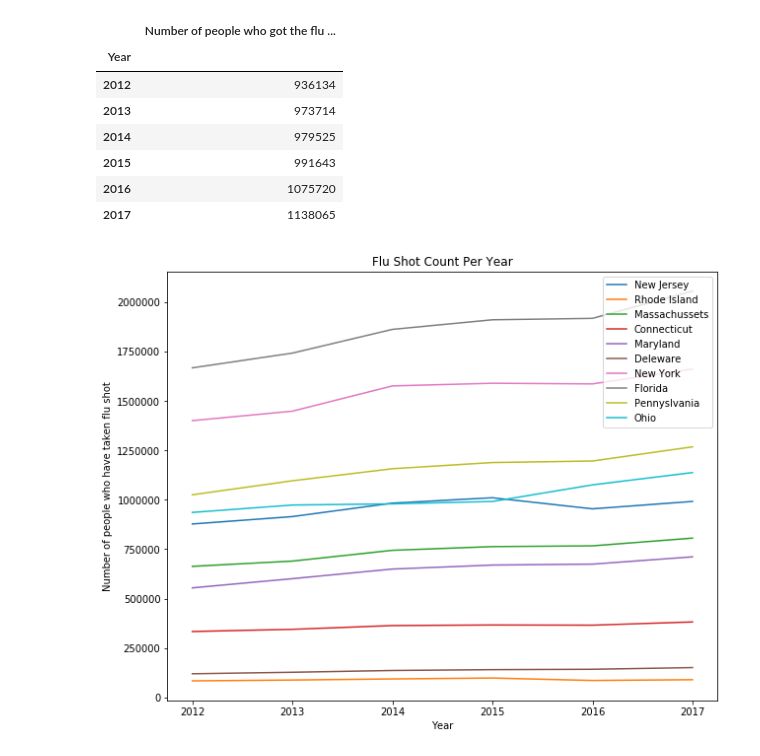
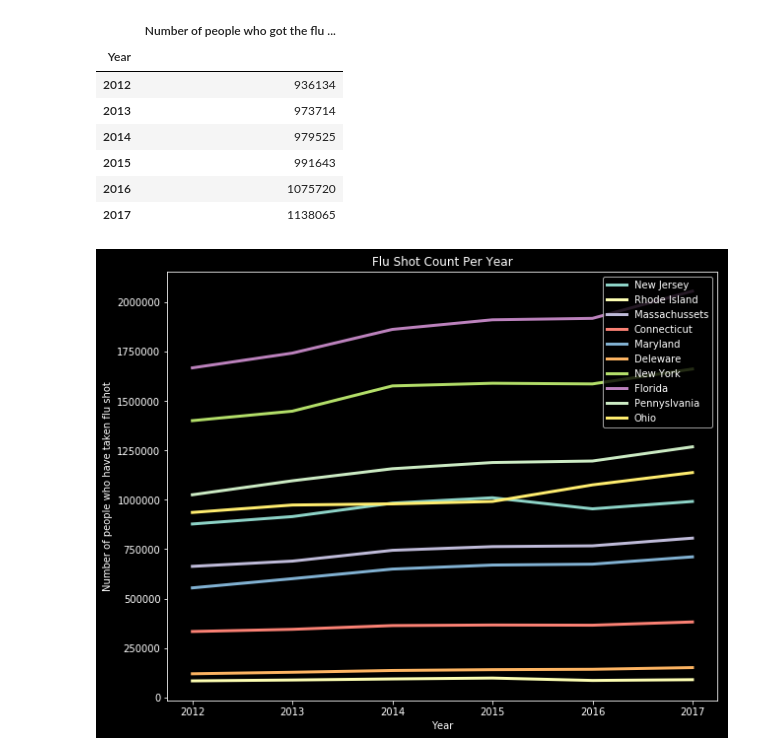
Before and after one commit to scooper505/Flu_Fighters, a Jupyter notebook: Bashier's Project Work.ipynb, the cells around one changed output. Drawn from its saved outputs; the diff is of its cells as text; code cells hidden in the pictures.

```diff
--- a/Bashier's Project Work.ipynb
+++ b/Bashier's Project Work.ipynb
@@ -312,38 +301,29 @@ OH_flu_shots_count
 | 2016 | 1075720 |
 | 2017 | 1138065 |
 # %%
-Year = [2012,2013,2014,2015,2016,2017]
+with plt.style.context(('dark_background')):
+    Year = [2012,2013,2014,2015,2016,2017]
 
-fig, ax = plt.subplots(figsize=(10, 8))
-
-plt.plot(Year, NJ_flu_shots_count, label="New Jersey")
-plt.plot(Year, RI_flu_shots_count, label="Rhode Island")
-plt.plot(Year, MA_flu_shots_count, label="Massachussets")
-plt.plot(Year, CT_flu_shots_count, label="Connecticut")
-plt.plot(Year, MD_flu_shots_count, label="Maryland")
-plt.plot(Year, DE_flu_shots_count, label="Deleware")
-plt.plot(Year, NY_flu_shots_count, label="New York")
-plt.plot(Year, FL_flu_shots_count, label="Florida")
-plt.plot(Year, PA_flu_shots_count, label="Pennyslvania")
-plt.plot(Year, OH_flu_shots_count, label="Ohio")
-
-# NJ_flu_shots.plot(kind="line", title="Sum of States flu shots taken")
-# RI_flu_shots.plot(kind="line", title="Sum of States flu shots taken")
-# MA_flu_shots.plot(kind="line", title="Sum of States flu shots taken")
-# CT_flu_shots.plot(kind="line", title="Sum of States flu shots taken")
-# MD_flu_shots.plot(kind="line", title="Sum of States flu shots taken")
-# DE_flu_shots.plot(kind="line", title="Sum of States flu shots taken")
-# NY_flu_shots.plot(kind="line", title="Sum of States flu shots taken")
-# FL_flu_shots.plot(kind="line", title="Sum of States flu shots taken")
-# PA_flu_shots.plot(kind="line", title="Sum of States flu shots taken")
-# OH_flu_shots.plot(kind="line", title="Sum of States flu shots taken")
+    fig, ax = plt.subplots(figsize=(10, 8))
 
 
-plt.xlabel("Year")
-plt.ylabel("Number of people who have taken flu shot")
-plt.legend(loc="upper right")
-plt.title("Flu Shot Count Per Year")
+    plt.plot(Year, NJ_flu_shots_count, label="New Jersey", linewidth=3)
+    plt.plot(Year, RI_flu_shots_count, label="Rhode Island", linewidth=3)
+    plt.plot(Year, MA_flu_shots_count, label="Massachussets", linewidth=3)
+    plt.plot(Year, CT_flu_shots_count, label="Connecticut", linewidth=3)
+    plt.plot(Year, MD_flu_shots_count, label="Maryland", linewidth=3)
+    plt.plot(Year, DE_flu_shots_count, label="Deleware", linewidth=3)
+    plt.plot(Year, NY_flu_shots_count, label="New York", linewidth=3)
+    plt.plot(Year, FL_flu_shots_count, label="Florida", linewidth=3)
+    plt.plot(Year, PA_flu_shots_count, label="Pennyslvania", linewidth=3)
+    plt.plot(Year, OH_flu_shots_count, label="Ohio", linewidth=3)
 
-plt.show()
+
+    plt.xlabel("Year")
+    plt.ylabel("Number of people who have taken flu shot")
+    plt.legend(loc="upper right")
+    plt.title("Flu Shot Count Per Year")
+
+    plt.show()
 # %% [output]
-[figure, old version]
+[figure, new version]
```
Also changed, not shown: parts of 2 cells of this notebook.
